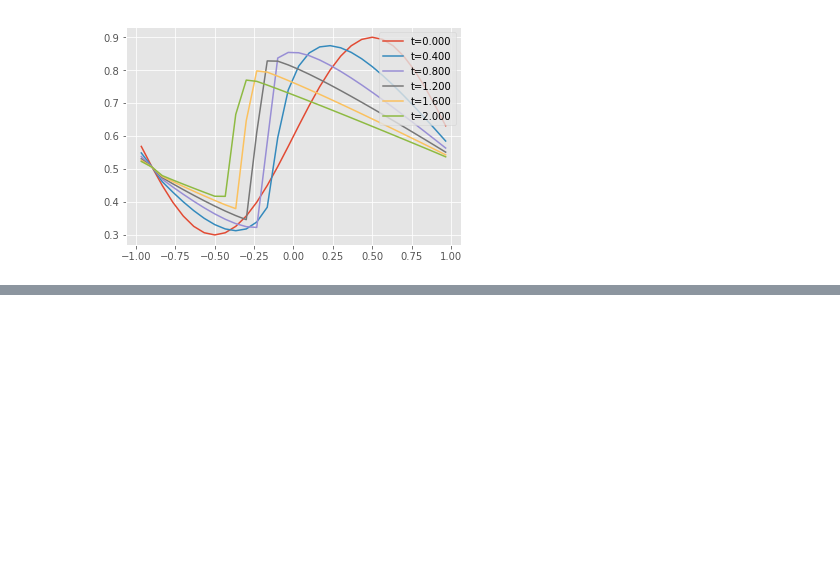
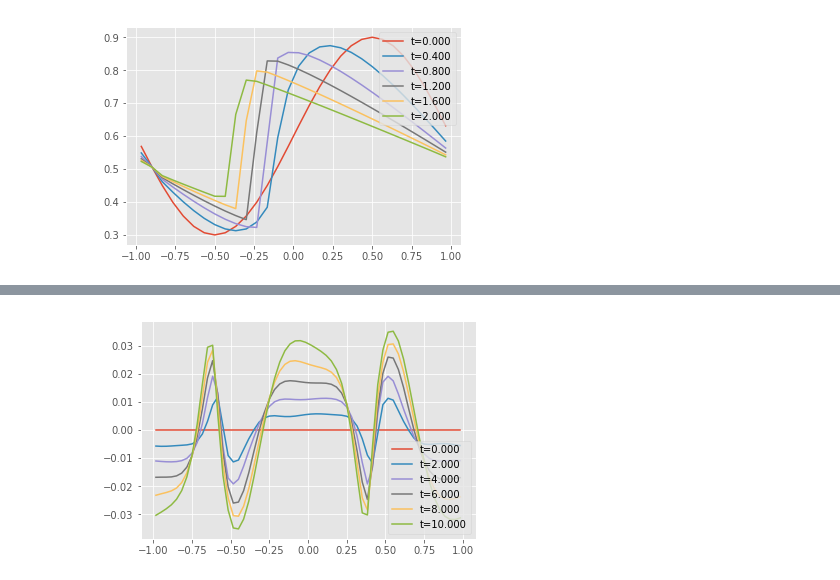
Before and after one commit to cu-numpde/numpde-fall2017, a Jupyter notebook: FVHyperbolic.ipynb, the cells around one changed output, grey strips where cells are left out. Saved outputs shown, nothing was run; the diff lists cells and outputs as text; code cells hidden in the pictures; blank space fills up the shorter version.

```diff
--- a/FVHyperbolic.ipynb
+++ b/FVHyperbolic.ipynb
@@ -285,0 +356,7 @@ We will express gradients by "limiting" the above slope using a nonlinear functi
+# %%
+x, hist = fvsolve2(riemann_advection, sinpi, n=60, tfinal=10, limit=limit_bj)
+for t, u in hist[::len(hist)//5]:
+    pyplot.plot(x, u - sinpi(x-t), label='t={:.3f}'.format(t))
+pyplot.legend(loc='lower right');
+# %% [output]
+[figure, added]
```
Also changed, not shown: parts of 14 cells of this notebook, 2 other files.
